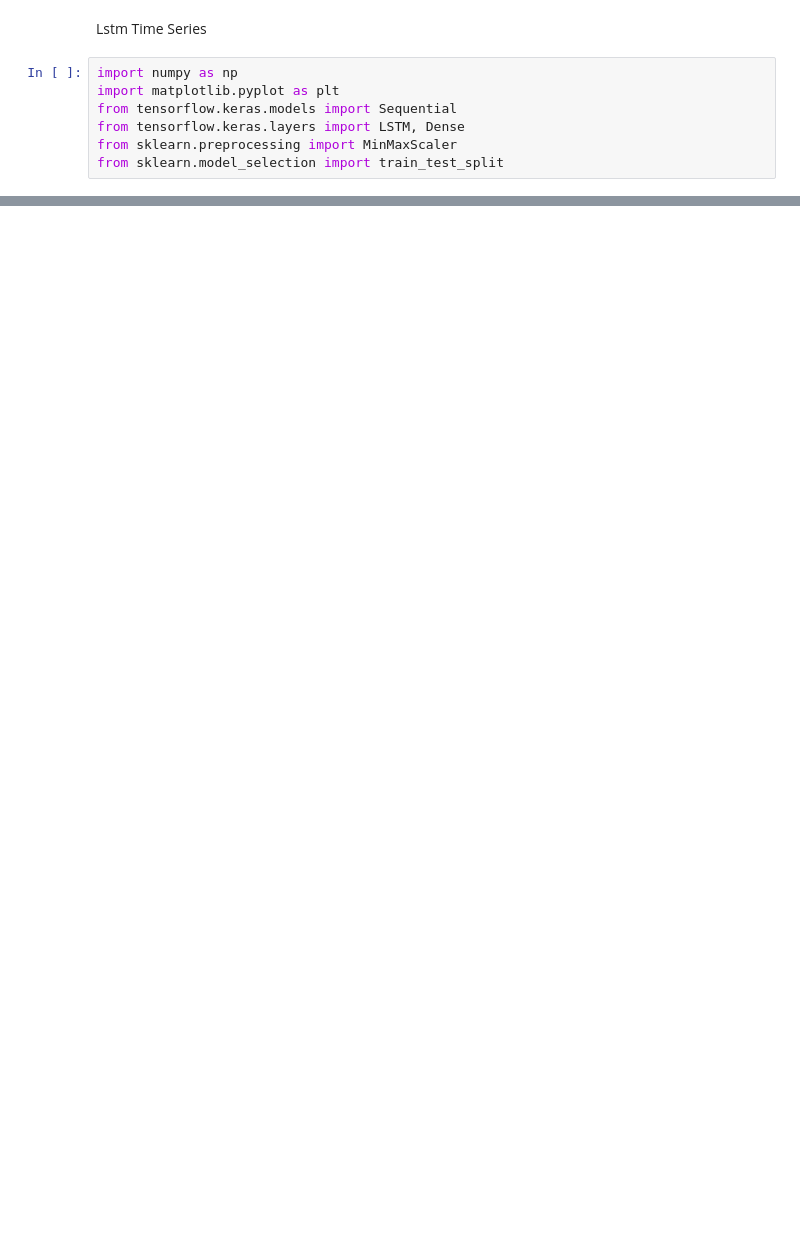
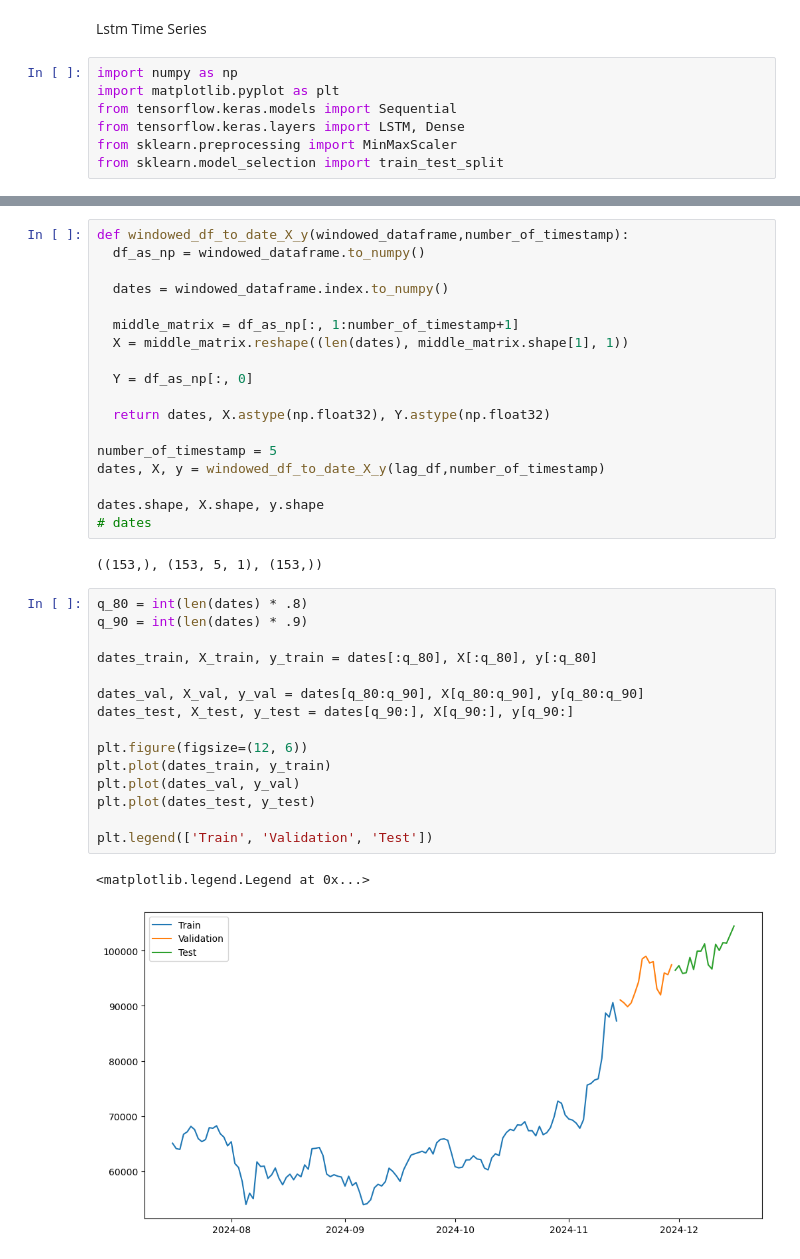
Before and after one commit to bunchart1368/MLDL_models, a Jupyter notebook: mldl_proj.ipynb, the cells around one changed output, grey strips where cells are left out. Drawn from its saved outputs; the diff is of its cells as text; blank space fills up the shorter version.

```diff
--- a/mldl_proj.ipynb
+++ b/mldl_proj.ipynb
@@ -626,0 +579,38 @@ ValueError: in user code:
+# %%
+def windowed_df_to_date_X_y(windowed_dataframe,number_of_timestamp):
+  df_as_np = windowed_dataframe.to_numpy()
+
+  dates = windowed_dataframe.index.to_numpy()
+
+  middle_matrix = df_as_np[:, 1:number_of_timestamp+1]
+  X = middle_matrix.reshape((len(dates), middle_matrix.shape[1], 1))
+
+  Y = df_as_np[:, 0]
+
+  return dates, X.astype(np.float32), Y.astype(np.float32)
+
+number_of_timestamp = 5
+dates, X, y = windowed_df_to_date_X_y(lag_df,number_of_timestamp)
+
+dates.shape, X.shape, y.shape
+# dates
+# %% [output]
+((153,), (153, 5, 1), (153,))
+# %%
+q_80 = int(len(dates) * .8)
+q_90 = int(len(dates) * .9)
+
+dates_train, X_train, y_train = dates[:q_80], X[:q_80], y[:q_80]
+
+dates_val, X_val, y_val = dates[q_80:q_90], X[q_80:q_90], y[q_80:q_90]
+dates_test, X_test, y_test = dates[q_90:], X[q_90:], y[q_90:]
+
+plt.figure(figsize=(12, 6))
+plt.plot(dates_train, y_train)
+plt.plot(dates_val, y_val)
+plt.plot(dates_test, y_test)
+
+plt.legend(['Train', 'Validation', 'Test'])
+# %% [output]
+<matplotlib.legend.Legend at 0x...>
+[figure, added]
```
Also changed, not shown: parts of 14 cells of this notebook, 4 other files.
